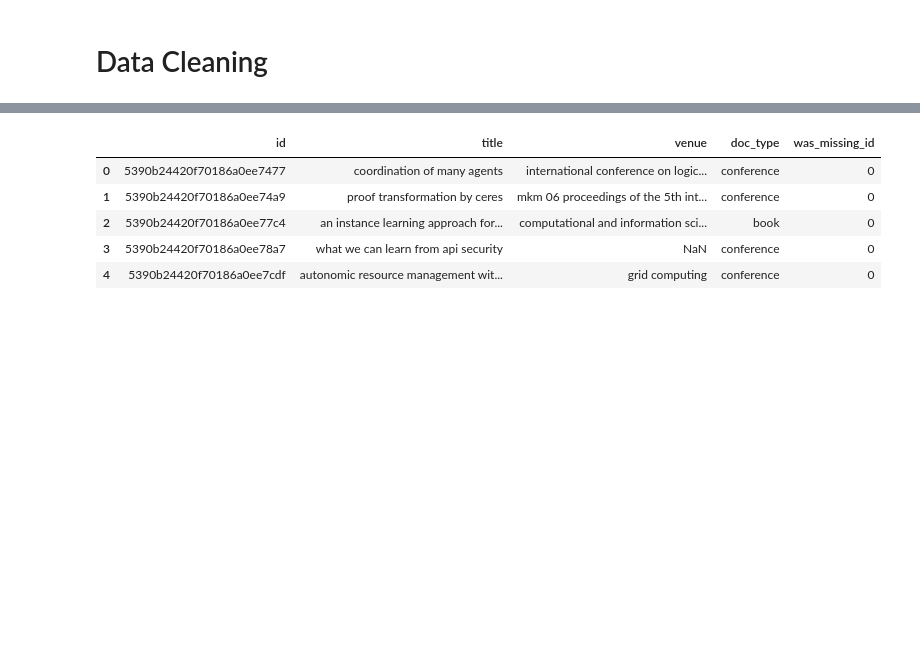
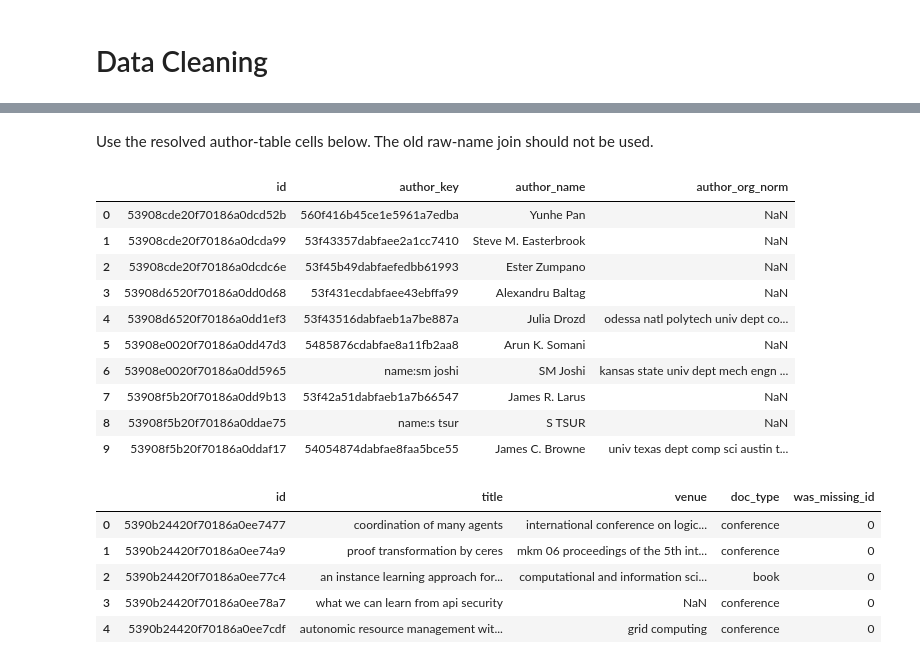
Before and after one commit to ManuCa93/data_project_3, a Jupyter notebook: notebook.ipynb, the cells around one changed output, grey strips where cells are left out. Drawn from its saved outputs; the diff is of its cells as text; code cells hidden in the pictures; blank space fills up the shorter version.

```diff
--- a/notebook.ipynb
+++ b/notebook.ipynb
@@ -706,3 +695,62 @@ display(con.sql("SELECT * FROM author_org_canonical LIMIT 5").df())
+# %% [markdown]
+Use the resolved author-table cells below. The old raw-name join should not be used.
+# %%
+con.sql("""
+CREATE OR REPLACE TABLE paper_authors AS
+SELECT
+    am.paper_id AS id,
+    am.author_key,
+    ac.canonical_author_name AS author_name,
+    am.author_org_norm
+FROM author_mentions_clean am
+LEFT JOIN author_name_canonical ac
+    ON am.author_key = ac.author_key;
+""")
+
+con.sql("""
+CREATE OR REPLACE TABLE author_stats AS
+SELECT
+    author_key,
+    author_name,
+    COUNT(*) AS author_papers,
+    MEDIAN(p.n_citation) AS author_median_citations,
+    AVG(p.n_citation) AS author_avg_citations,
+    MAX(p.n_citation) AS author_max_citations
+FROM paper_authors pa
+JOIN papers p
+    ON pa.id = p.id
+GROUP BY author_key, author_name;
+""")
+
+con.sql("""
+CREATE OR REPLACE TABLE features_author AS
+SELECT
+    p.id,
+    COUNT(DISTINCT pa.author_key) AS n_authors,
+    COALESCE(AVG(a.author_avg_citations), 0) AS avg_author_citations,
+    COALESCE(MAX(a.author_max_citations), 0) AS max_author_citations,
+    CASE WHEN COUNT(DISTINCT pa.author_key) > 1 THEN 1 ELSE 0 END AS multi_authored
+FROM papers p
+LEFT JOIN paper_authors pa
+    ON p.id = pa.id
+LEFT JOIN author_stats a
+    ON pa.author_key = a.author_key
+GROUP BY p.id;
+""")
+
+display(con.sql("SELECT * FROM paper_authors LIMIT 10").df())
+# %% [output]
+|  | id | author_key | author_name | author_org_norm |
+| 0 | 53908cde20f70186a0dcd52b | 560f416b45ce1e5961a7edba | Yunhe Pan | NaN |
+| 1 | 53908cde20f70186a0dcda99 | 53f43357dabfaee2a1cc7410 | Steve M. Easterbrook | NaN |
+| 2 | 53908cde20f70186a0dcdc6e | 53f45b49dabfaefedbb61993 | Ester Zumpano | NaN |
+| 3 | 53908d6520f70186a0dd0d68 | 53f431ecdabfaee43ebffa99 | Alexandru Baltag | NaN |
+| 4 | 53908d6520f70186a0dd1ef3 | 53f43516dabfaeb1a7be887a | Julia Drozd | odessa natl polytech univ dept co... |
+| 5 | 53908e0020f70186a0dd47d3 | 5485876cdabfae8a11fb2aa8 | Arun K. Somani | NaN |
+| 6 | 53908e0020f70186a0dd5965 | name:sm joshi | SM Joshi | kansas state univ dept mech engn ... |
+| 7 | 53908f5b20f70186a0dd9b13 | 53f42a51dabfaeb1a7b66547 | James R. Larus | NaN |
+| 8 | 53908f5b20f70186a0ddae75 | name:s tsur | S TSUR | NaN |
+| 9 | 53908f5b20f70186a0ddaf17 | 54054874dabfae8faa5bce55 | James C. Browne | univ texas dept comp sci austin t... |
 # %%
 con.sql("""
 CREATE OR REPLACE TABLE papers_clean AS
```
Also changed, not shown: parts of 7 cells of this notebook.
